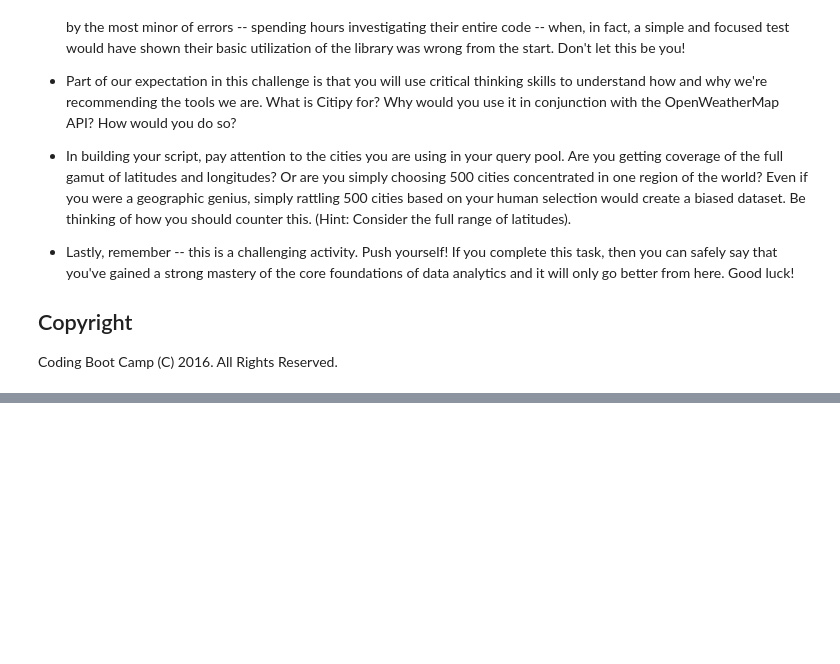
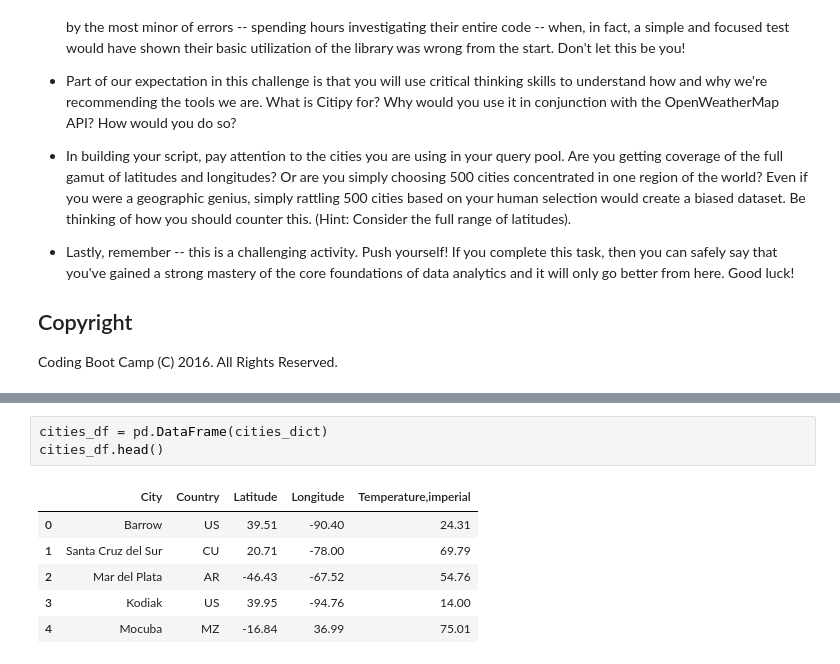
Before and after one commit to yegorkryukov/python-challenge, a Jupyter notebook: WeatherPy/WeatherPy.ipynb, the cells around one changed output, grey strips where cells are left out. Cells and saved outputs as stored; diff of their text form; blank space fills up the shorter version.

```diff
--- a/WeatherPy/WeatherPy.ipynb
+++ b/WeatherPy/WeatherPy.ipynb
@@ -55,0 +132,10 @@ Coding Boot Camp (C) 2016. All Rights Reserved.
+# %%
+cities_df = pd.DataFrame(cities_dict)
+cities_df.head()
+# %% [output]
+|  | City | Country | Latitude | Longitude | Temperature,imperial |
+| 0 | Barrow | US | 39.51 | -90.40 | 24.31 |
+| 1 | Santa Cruz del Sur | CU | 20.71 | -78.00 | 69.79 |
+| 2 | Mar del Plata | AR | -46.43 | -67.52 | 54.76 |
+| 3 | Kodiak | US | 39.95 | -94.76 | 14.00 |
+| 4 | Mocuba | MZ | -16.84 | 36.99 | 75.01 |
```
Also changed, not shown: parts of 6 cells of this notebook.
